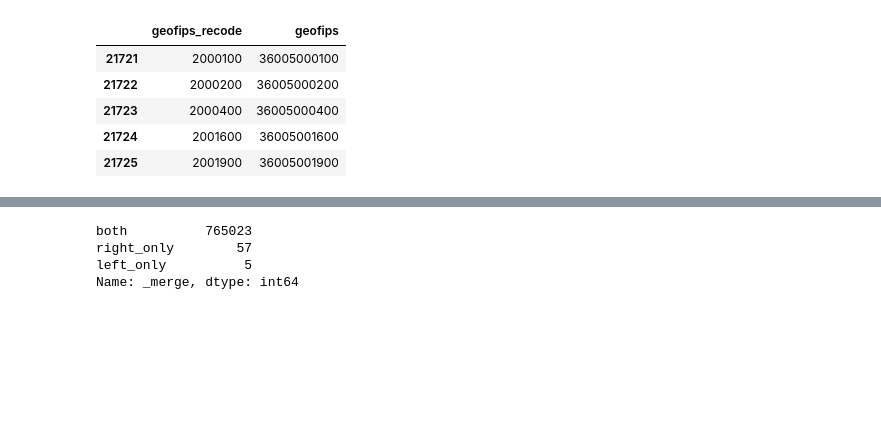
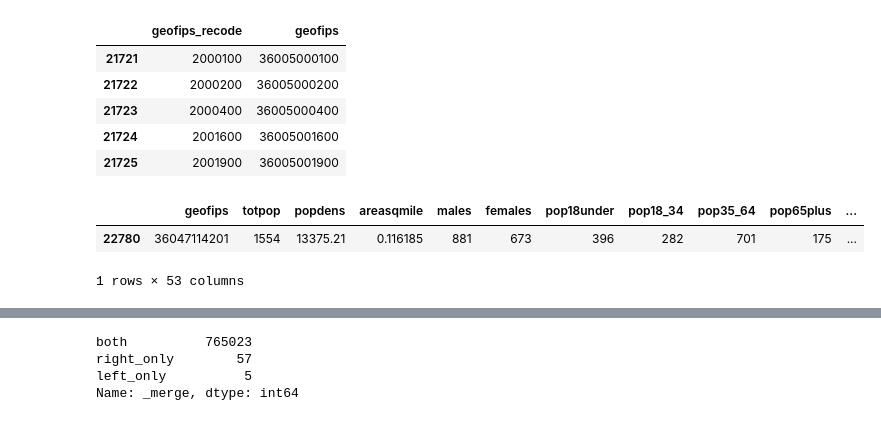
Before and after one commit to KaiElwood/machine-learning-final, a Jupyter notebook: code/01_merge_bbl.ipynb, the cells around one changed output, grey strips where cells are left out. Saved outputs shown, nothing was run; the diff lists cells and outputs as text; code cells hidden in the pictures; blank space fills up the shorter version.

```diff
--- a/code/01_merge_bbl.ipynb
+++ b/code/01_merge_bbl.ipynb
@@ -341,6 +341,12 @@ Series([], Name: geofips_recode, dtype: object)
 | 21723 | 2000400 | 36005000400 |
 | 21724 | 2001600 | 36005001600 |
 | 21725 | 2001900 | 36005001900 |
+# %%
+acs.loc[acs["geofips_recode"]=="3114201", ]
+# %% [output]
+|  | geofips | totpop | popdens | areasqmile | males | females | pop18under | pop18_34 | pop35_64 | pop65plus | ... |
+| 22780 | 36047114201 | 1554 | 13375.21 | 0.116185 | 881 | 673 | 396 | 282 | 701 | 175 | ... |
+1 rows × 53 columns
 # %%
 df_ll84["boroct2010"]= df_ll84["boroct2010"].astype(str)
 # %%
```
Also changed, not shown: 2 other files.
